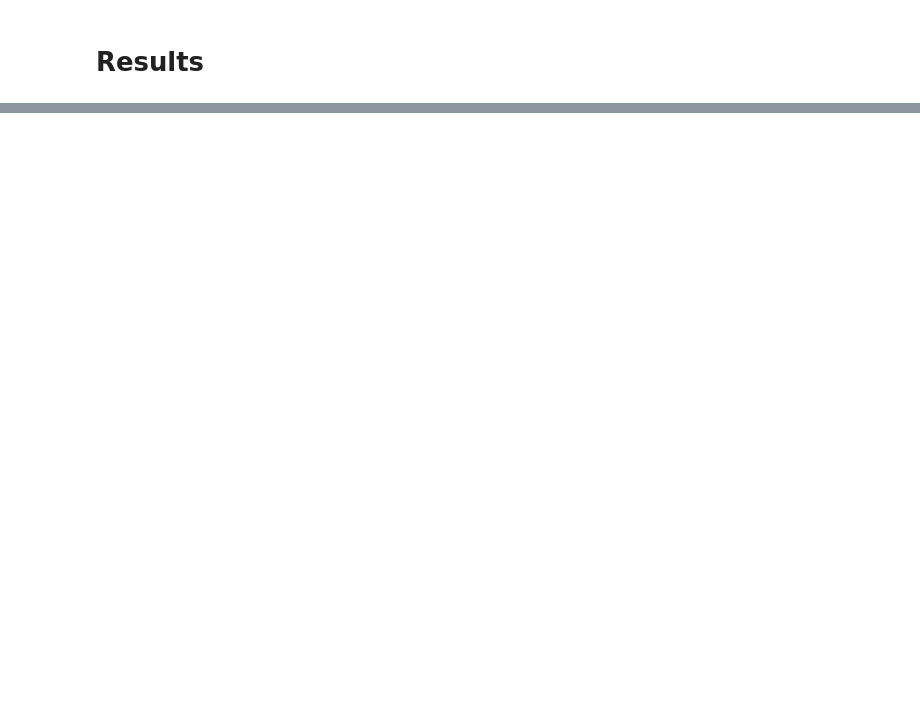
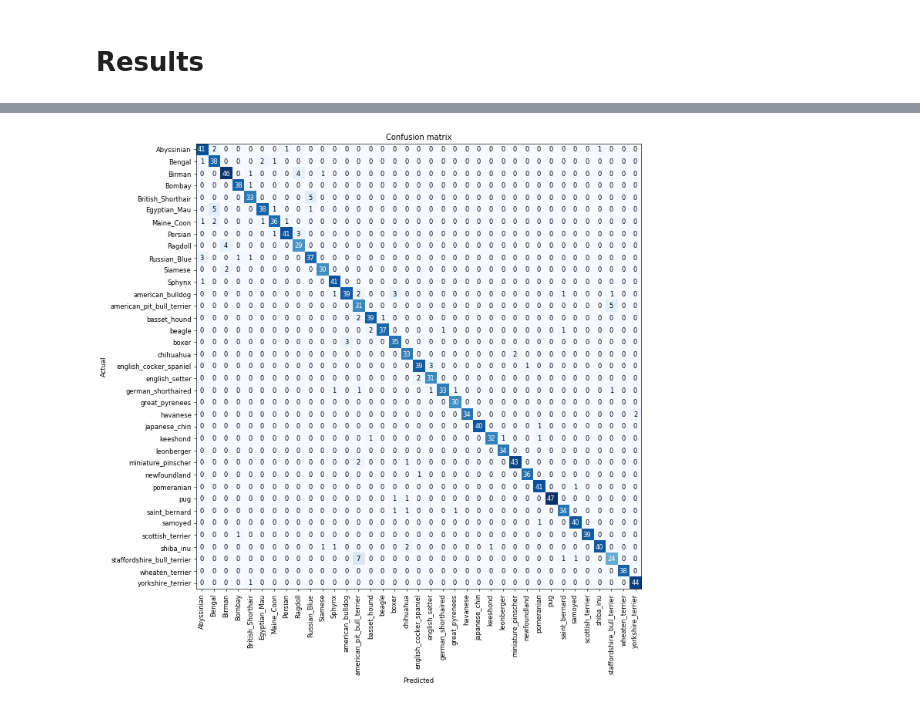
Before and after one commit to cleysonl/Fast-Ai, a Jupyter notebook: Lesson1.ipynb, the cells around one changed output, grey strips where cells are left out. Drawn from its saved outputs; the diff is of its cells as text; code cells hidden in the pictures; blank space fills up the shorter version.

```diff
--- a/Lesson1.ipynb
+++ b/Lesson1.ipynb
@@ -105,0 +127,4 @@ learn.save('stage-1')
+# %%
+interp.plot_confusion_matrix(figsize=(12,12), dpi=60)
+# %% [output]
+[figure, added]
```
Also changed, not shown: parts of 23 cells of this notebook.
